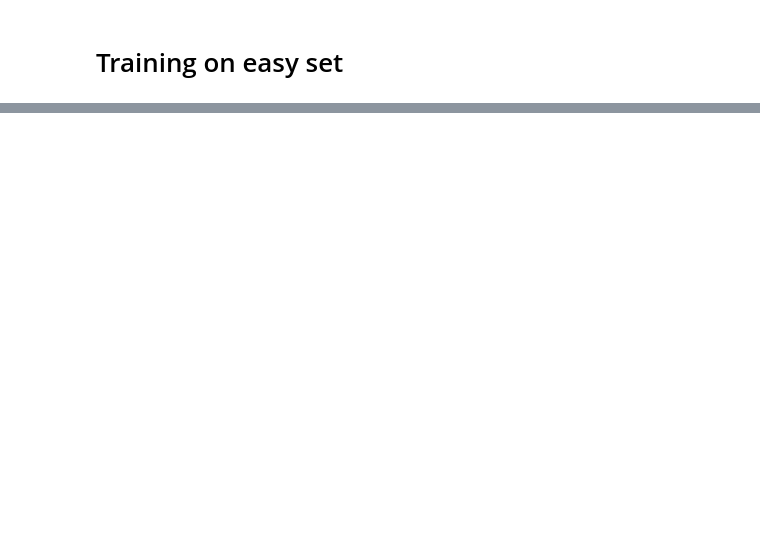
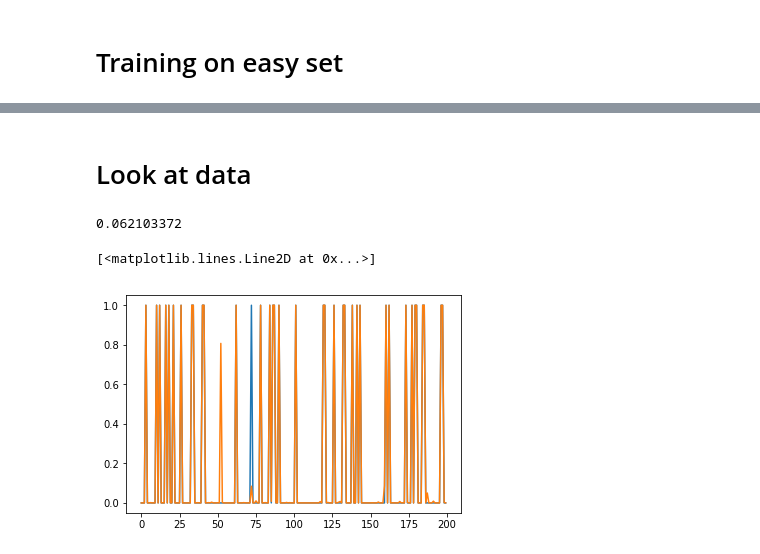
Before and after one commit to jouyun/DeepLearning, a Jupyter notebook: StemCellFinder.ipynb, the cells around one changed output, grey strips where cells are left out. Saved outputs shown, nothing was run; the diff lists cells and outputs as text; code cells hidden in the pictures; blank space fills up the shorter version.

```diff
--- a/StemCellFinder.ipynb
+++ b/StemCellFinder.ipynb
@@ -203,2 +105,0 @@ Real loss:  0.0412272
-# %%
-results, LN,losses=sess.run([logits, LS, loss], feed_dict={x:validation_data, y:validation_truth})
@@ -257,3 +105,0 @@ Real loss:  0.0914002
-# %%
-results, LN,losses=sess.run([logits, LS, loss], feed_dict={x:validation_data, y:validation_truth})
-losses
@@ -310,0 +106,26 @@ plt.hist2d(validation_truth[:,0], np.round(results[:,0]))
+# %%
+tf.set_random_seed(123456)
+sess=tf.Session()
+sess.run(tf.global_variables_initializer())
+
+for i in range(20000):
+    idx=np.random.choice(training_list.shape[0], replace=False, size=[200])
+    cur_train=training_list[idx,:,:,:]
+    cur_truth=training_truth[idx,:]
+    _,results, losses=sess.run([train_op, probs, loss], feed_dict={x:cur_train, y:cur_truth})
+    if (i%300==0):
+        print(i)
+        print("Training loss: ",losses)
+        idx=np.random.choice(validation_list.shape[0], replace=False, size=[1000])
+        sub_validation_data=validation_list[idx, :,:,:]
+        sub_validation_truth=validation_truth[idx, :]
+        results, losses, a=sess.run([probs, loss, A1], feed_dict={x:sub_validation_data, y:sub_validation_truth})
+        print("Validation loss: ",losses)
+        #f,axes=plt.subplots(2,2, figsize=(8,8))
+        #ix=np.random.randint(0,100)
+        #axes[0,0].imshow(sub_validation_data[ix,:,:,0])
+        #axes[0,1].imshow(a[ix,:,:,1])
+        #axes[1,0].imshow(a[ix,:,:,2])
+        #axes[1,1].imshow(a[ix,:,:,3])
+        #print([results[ix,0], sub_validation_truth[ix,0]])
+        plt.show()
@@ -310,0 +152,16 @@ plt.hist2d(validation_truth[:,0], np.round(results[:,0]))
+# %% [markdown]
+# Look at data
+# %%
+idx=np.random.choice(validation_list.shape[0], replace=False, size=[1000])
+sub_validation_data=validation_list[idx, :,:,:]
+sub_validation_truth=validation_truth[idx, :]
+results, losses, a=sess.run([probs, loss, A1], feed_dict={x:sub_validation_data, y:sub_validation_truth})
+losses
+# %% [output]
+0.062103372
+# %%
+plt.plot(sub_validation_truth[0:200,0])
+plt.plot(results[0:200,0])
+# %% [output]
+[<matplotlib.lines.Line2D at 0x...>]
+[figure, added]
```
Also changed, not shown: parts of 53 cells of this notebook.
